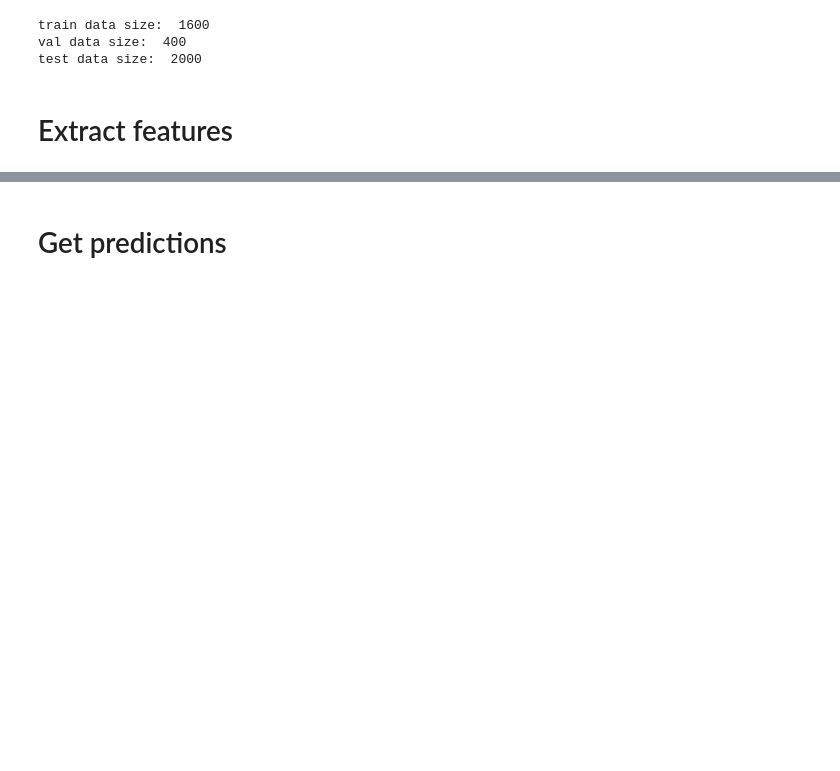
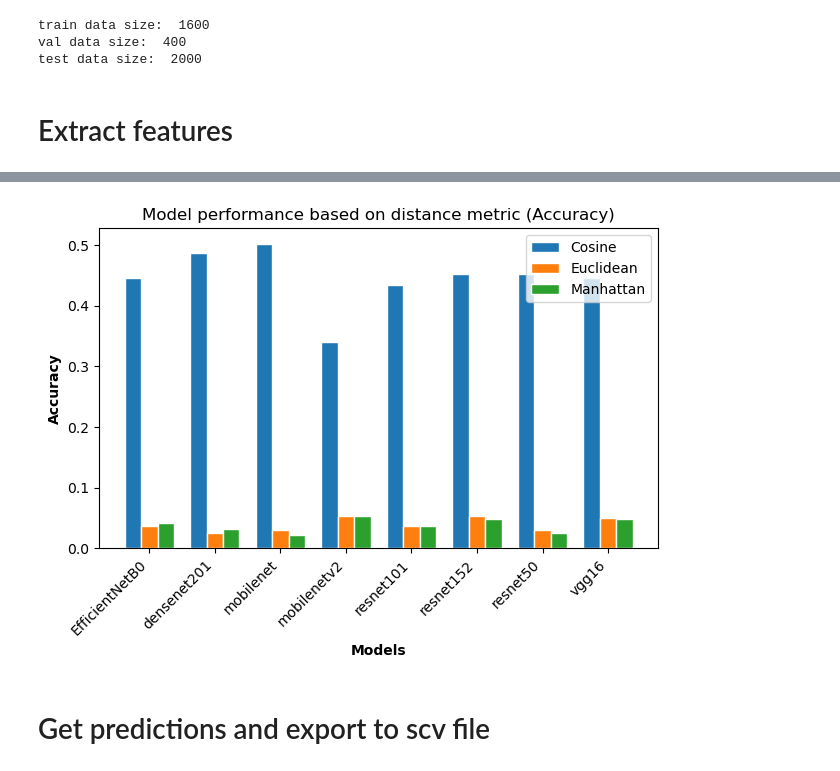
Before and after one commit to Taozizz/COMP90086-Computer-Vision-Final-Project, a Jupyter notebook: final_code.ipynb, the cells around one changed output, grey strips where cells are left out. Cells and saved outputs as stored; diff of their text form; code cells hidden in the pictures; blank space fills up the shorter version.

```diff
--- a/final_code.ipynb
+++ b/final_code.ipynb
@@ -115,0 +93,20 @@ val_anchors, val_positives, val_negatives = prepare_data(model_name, val_set_nam
+# %%
+from components.SimilarityEvaluator import SimilarityEvaluator
+
+with open("dictionaries/val_dict.pkl", 'rb') as f:
+    val_dict = pickle.load(f)
+
+model_names = ["resnet50", "resnet101", "resnet152", "densenet201", "vgg16", "mobilenet", "EfficientNetB0", "mobilenetv2"]
+metrics = ["cosine", "euclidean", "manhattan"]
+
+result = {}
+
+for model_name in model_names:
+    for metric in metrics:
+        evaluator = SimilarityEvaluator(model_name, "val_data", "feat", metric)
+        # evaluator.evaluate_accuracy(val_dict, "val_data")
+
+        result[(model_name, metric)] = evaluator.evaluate_accuracy(val_dict)
+
+df = pd.DataFrame(list(result.items()), columns=["Model & distance", "Accuracy"])
+print(df)
@@ -116,2 +131,38 @@ val_anchors, val_positives, val_negatives = prepare_data(model_name, val_set_nam
+# %%
+df[['Model', 'Distance']] = pd.DataFrame(df['Model & distance'].tolist(), index=df.index)
+df.drop('Model & distance', axis=1, inplace=True)
+
+# Pivot the dataframe for plotting
+plot_df = df.pivot(index='Model', columns='Distance', values='Accuracy')
+
+# Define the data
+models = plot_df.index.tolist()
+cosine = plot_df['cosine'].tolist()
+euclidean = plot_df['euclidean'].tolist()
+manhattan = plot_df['manhattan'].tolist()
+
+barWidth = 0.25
+r1 = np.arange(len(models))
+r2 = [x + barWidth for x in r1]
+r3 = [x + barWidth for x in r2]
+
+# Create bars
+plt.bar(r1, cosine, width=barWidth, edgecolor='white', label='Cosine')
+plt.bar(r2, euclidean, width=barWidth, edgecolor='white', label='Euclidean')
+plt.bar(r3, manhattan, width=barWidth, edgecolor='white', label='Manhattan')
+
+# Title & Subtitle
+plt.title("Model performance based on distance metric (Accuracy)")
+plt.xlabel("Models", fontweight='bold')
+plt.ylabel("Accuracy", fontweight='bold')
+plt.xticks([r + barWidth for r in range(len(cosine))], models, rotation=45, ha='right')
+
+# Create legend & Show graphic
+plt.legend(loc='upper right')
+plt.tight_layout()
+plt.savefig("model_performance_plot.png", dpi=300)
+plt.show()
+# %% [output]
+[figure, added]
 # %% [markdown]
-# Get predictions
+# Get predictions and export to scv file
```
Also changed, not shown: parts of 9 cells of this notebook, 8 other files.
